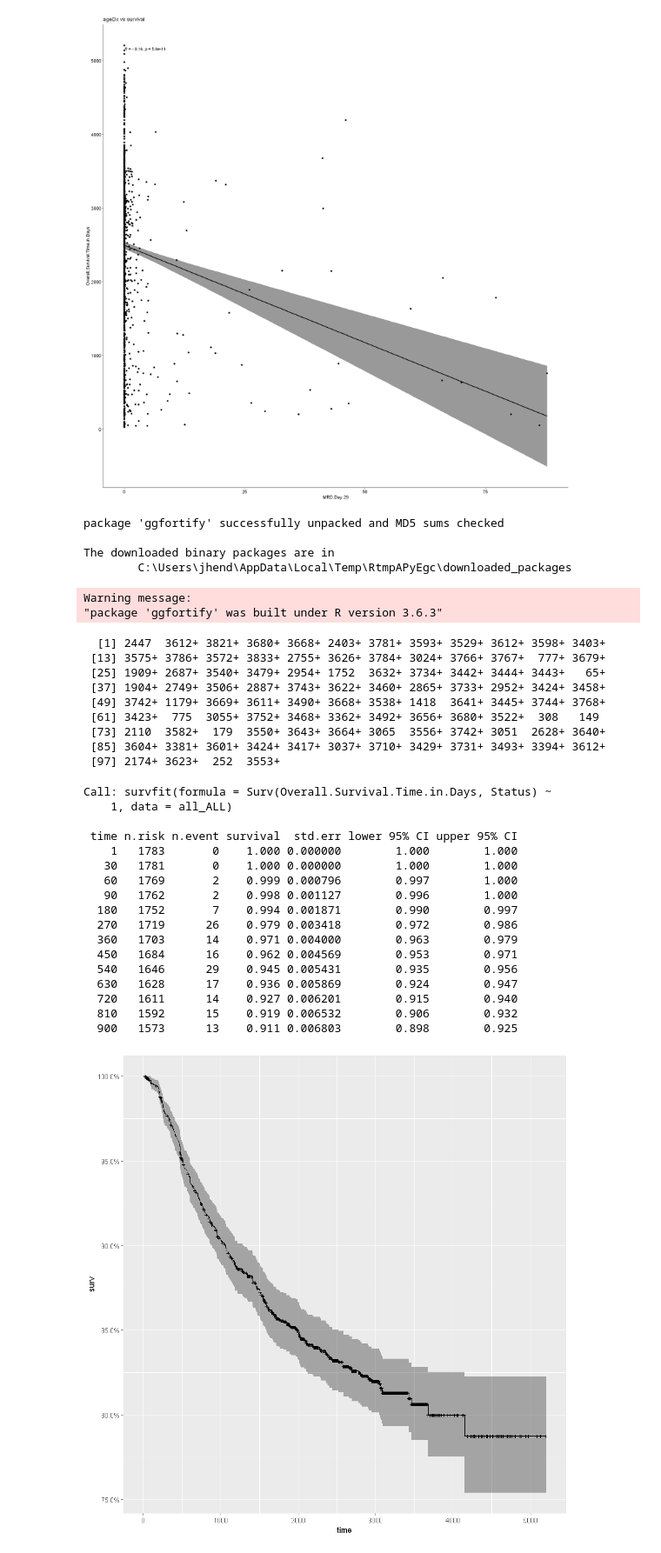
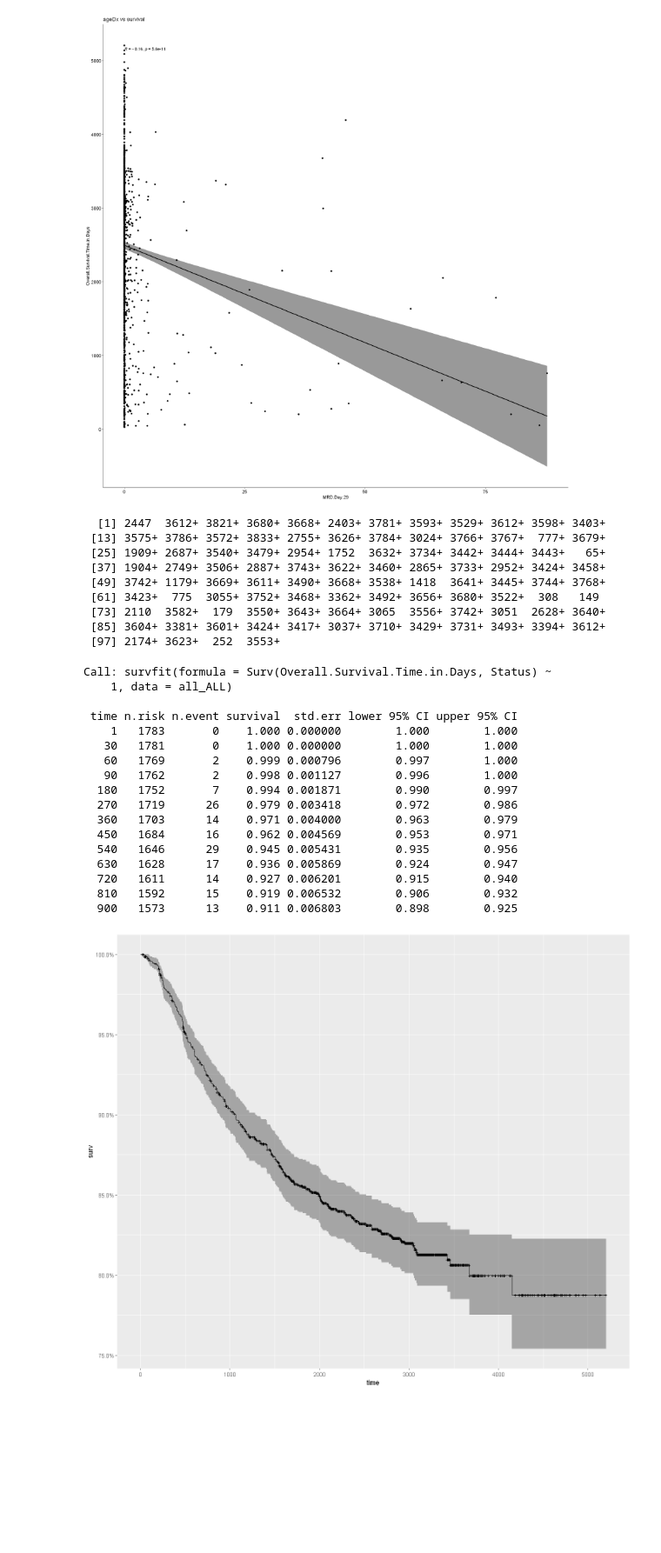
Before and after one commit to University-Courses-Jhendriksen/BMI6106, a Jupyter notebook: Project/Project Initial Analysis.ipynb, the cells around one changed output. Shown at 87% size. Cells and saved outputs as stored; diff of their text form; code cells hidden in the pictures; blank space fills up the shorter version.

```diff
--- a/Project/Project Initial Analysis.ipynb
+++ b/Project/Project Initial Analysis.ipynb
@@ -518,60 +473,54 @@ Warning message:
 # %%
 # Survival analysis hazard based models because aren't supposed to use linear or logistic
 library(survival)
 library(ggplot2)
 library(dplyr)
 # install.packages("ggfortify")
 library(ggfortify)
-options(repr.plot.width = 9, repr.plot.height = 9)
+options(repr.plot.width = 12, repr.plot.height = 10)
 # lm_survival = lm(Overall.Survival.Time.in.Days ~ Gender+Race+Ethnicity+Age.at.Diagnosis.in.Days+WBC.at.Diagnosis+
 #                             MRD.Day.29+WBC.at.Diagnosis+DNA.Index+BMA.Blasts.Day.8+BMA.Blasts.Day.29+Relapse,data=training_set)
 
 # set vital status to 1 for dead and 2 for censored
 vit_stats = all_ALL$Vital.Status == "Dead"
 all_ALL$Status[vit_stats] = 1
 all_ALL$Status[!vit_stats] = 0
 
 # building standard survival object for cox proportional hazard model
 surv_obj = with(all_ALL, Surv(Overall.Survival.Time.in.Days,Status))
 head(surv_obj,100)
 
 # cox_model survival over time
 km_fit = survfit(Surv(Overall.Survival.Time.in.Days,Status)~1, data = all_ALL)
 summary(km_fit, times =  c(1,30,60,90*(1:10)))
 autoplot(km_fit)
 # %% [output]
-package 'ggfortify' successfully unpacked and MD5 sums checked
-
-The downloaded binary packages are in
-        C:\Users\jhend\AppData\Local\Temp\RtmpAPyEgc\downloaded_packages
+  [1] 2447  3612+ 3821+ 3680+ 3668+ 2403+ 3781+ 3593+ 3529+ 3612+ 3598+ 3403+
+ [13] 3575+ 3786+ 3572+ 3833+ 2755+ 3626+ 3784+ 3024+ 3766+ 3767+  777+ 3679+
+ [25] 1909+ 2687+ 3540+ 3479+ 2954+ 1752  3632+ 3734+ 3442+ 3444+ 3443+   65+
+ [37] 1904+ 2749+ 3506+ 2887+ 3743+ 3622+ 3460+ 2865+ 3733+ 2952+ 3424+ 3458+
+ [49] 3742+ 1179+ 3669+ 3611+ 3490+ 3668+ 3538+ 1418  3641+ 3445+ 3744+ 3768+
+ [61] 3423+  775  3055+ 3752+ 3468+ 3362+ 3492+ 3656+ 3680+ 3522+  308   149
+ [73] 2110  3582+  179  3550+ 3643+ 3664+ 3065  3556+ 3742+ 3051  2628+ 3640+
+ [85] 3604+ 3381+ 3601+ 3424+ 3417+ 3037+ 3710+ 3429+ 3731+ 3493+ 3394+ 3612+
+ [97] 2174+ 3623+  252  3553+
-Warning message:
-"package 'ggfortify' was built under R version 3.6.3"
+Call: survfit(formula = Surv(Overall.Survival.Time.in.Days, Status) ~
+    1, data = all_ALL)
+
+ time n.risk n.event survival  std.err lower 95% CI upper 95% CI
+    1   1783       0    1.000 0.000000        1.000        1.000
+   30   1781       0    1.000 0.000000        1.000        1.000
+   60   1769       2    0.999 0.000796        0.997        1.000
+   90   1762       2    0.998 0.001127        0.996        1.000
+  180   1752       7    0.994 0.001871        0.990        0.997
+  270   1719      26    0.979 0.003418        0.972        0.986
+  360   1703      14    0.971 0.004000        0.963        0.979
+  450   1684      16    0.962 0.004569        0.953        0.971
+  540   1646      29    0.945 0.005431        0.935        0.956
+  630   1628      17    0.936 0.005869        0.924        0.947
+  720   1611      14    0.927 0.006201        0.915        0.940
+  810   1592      15    0.919 0.006532        0.906        0.932
+  900   1573      13    0.911 0.006803        0.898        0.925
-  [1] 2447  3612+ 3821+ 3680+ 3668+ 2403+ 3781+ 3593+ 3529+ 3612+ 3598+ 3403+
- [13] 3575+ 3786+ 3572+ 3833+ 2755+ 3626+ 3784+ 3024+ 3766+ 3767+  777+ 3679+
- [25] 1909+ 2687+ 3540+ 3479+ 2954+ 1752  3632+ 3734+ 3442+ 3444+ 3443+   65+
- [37] 1904+ 2749+ 3506+ 2887+ 3743+ 3622+ 3460+ 2865+ 3733+ 2952+ 3424+ 3458+
- [49] 3742+ 1179+ 3669+ 3611+ 3490+ 3668+ 3538+ 1418  3641+ 3445+ 3744+ 3768+
- [61] 3423+  775  3055+ 3752+ 3468+ 3362+ 3492+ 3656+ 3680+ 3522+  308   149
- [73] 2110  3582+  179  3550+ 3643+ 3664+ 3065  3556+ 3742+ 3051  2628+ 3640+
- [85] 3604+ 3381+ 3601+ 3424+ 3417+ 3037+ 3710+ 3429+ 3731+ 3493+ 3394+ 3612+
- [97] 2174+ 3623+  252  3553+
-Call: survfit(formula = Surv(Overall.Survival.Time.in.Days, Status) ~
-    1, data = all_ALL)
-
- time n.risk n.event survival  std.err lower 95% CI upper 95% CI
-    1   1783       0    1.000 0.000000        1.000        1.000
-   30   1781       0    1.000 0.000000        1.000        1.000
-   60   1769       2    0.999 0.000796        0.997        1.000
-   90   1762       2    0.998 0.001127        0.996        1.000
-  180   1752       7    0.994 0.001871        0.990        0.997
-  270   1719      26    0.979 0.003418        0.972        0.986
-  360   1703      14    0.971 0.004000        0.963        0.979
-  450   1684      16    0.962 0.004569        0.953        0.971
-  540   1646      29    0.945 0.005431        0.935        0.956
-  630   1628      17    0.936 0.005869        0.924        0.947
-  720   1611      14    0.927 0.006201        0.915        0.940
-  810   1592      15    0.919 0.006532        0.906        0.932
-  900   1573      13    0.911 0.006803        0.898        0.925
-[figure, old version]
+[figure, new version]
 # %%
 km_relapse_fit = survfit(Surv(Overall.Survival.Time.in.Days,Status)~Relapse, data = all_ALL)
```
Also changed, not shown: parts of 15 cells of this notebook, 1 other file.
